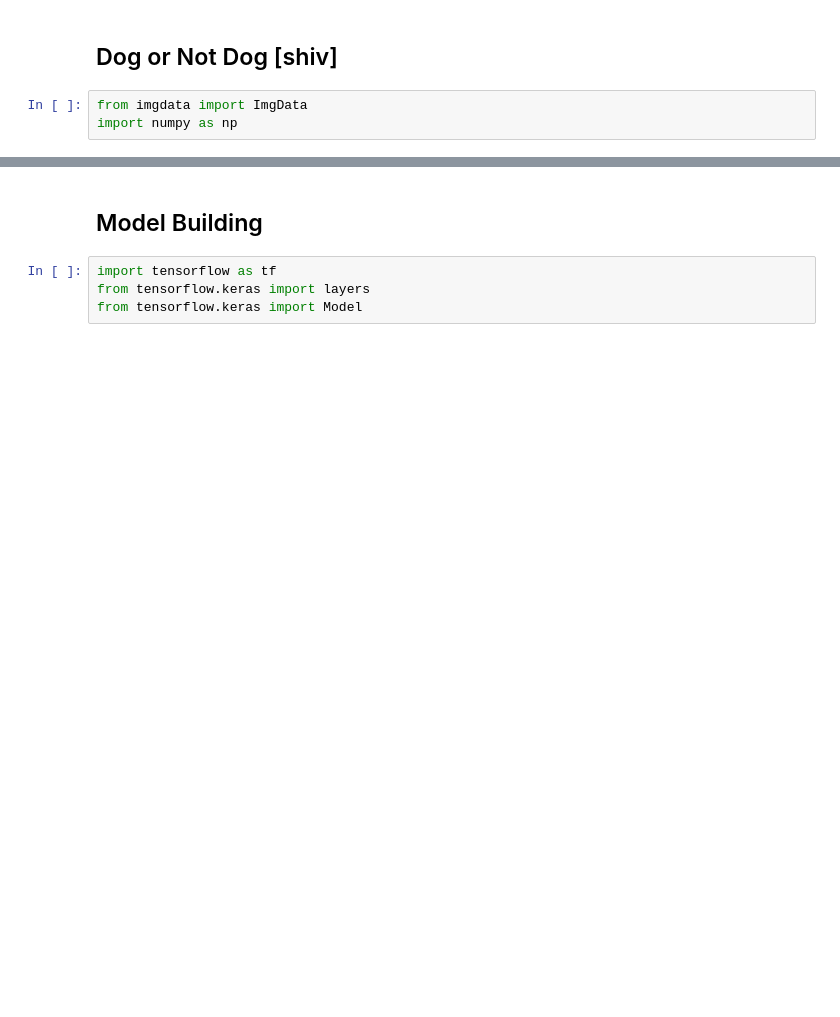
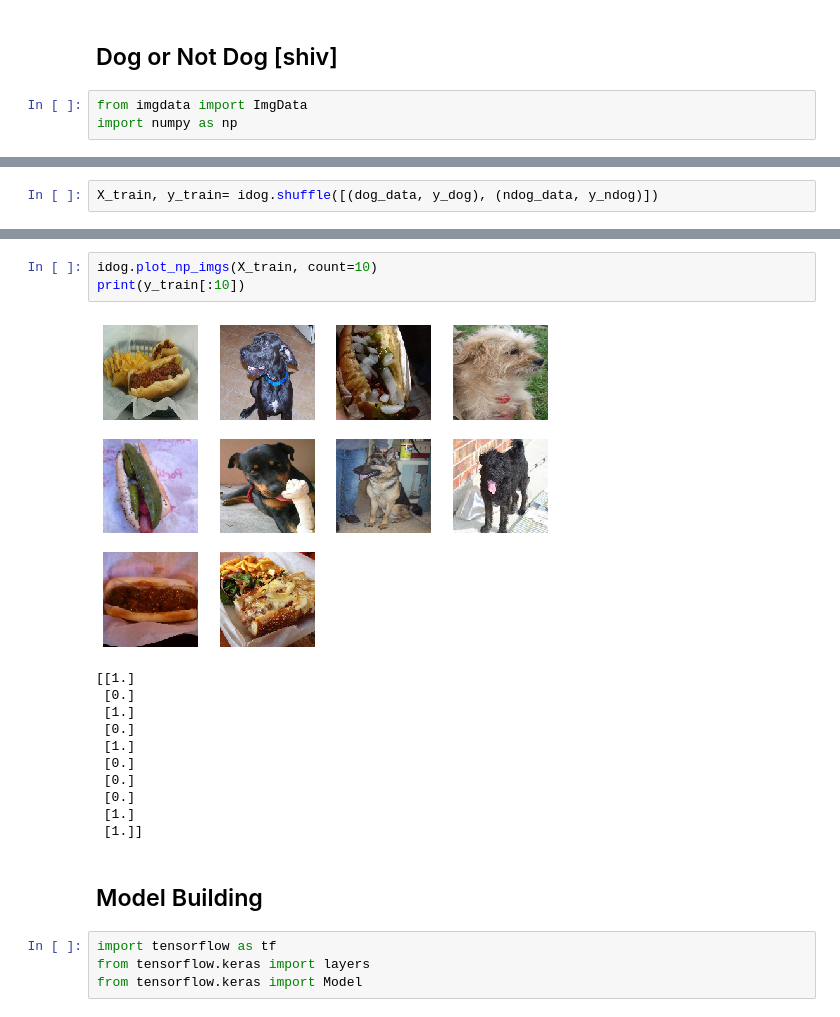
Before and after one commit to shivampip/NotDog, a Jupyter notebook: shiv.ipynb, the cells around one changed output, grey strips where cells are left out. Cells and saved outputs as stored; diff of their text form; blank space fills up the shorter version.

```diff
--- a/shiv.ipynb
+++ b/shiv.ipynb
@@ -20,0 +46,2 @@ idata.plot_np_imgs(imgs)
+# %%
+X_train, y_train= idog.shuffle([(dog_data, y_dog), (ndog_data, y_ndog)])
@@ -21,3 +56,18 @@ idata.plot_np_imgs(imgs)
+# %%
+idog.plot_np_imgs(X_train, count=10)
+print(y_train[:10])
+# %% [output]
+[figure, added]
+[[1.]
+ [0.]
+ [1.]
+ [0.]
+ [1.]
+ [0.]
+ [0.]
+ [0.]
+ [1.]
+ [1.]]
 # %% [markdown]
 ## Model Building
 # %%
```
Also changed, not shown: parts of 34 cells of this notebook, 1 other file.
